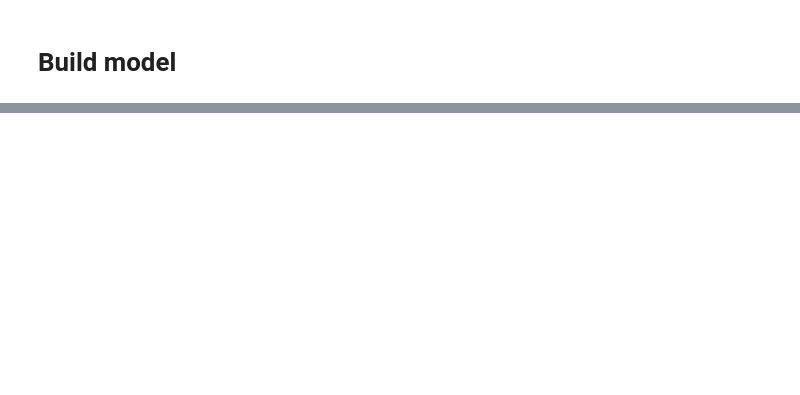
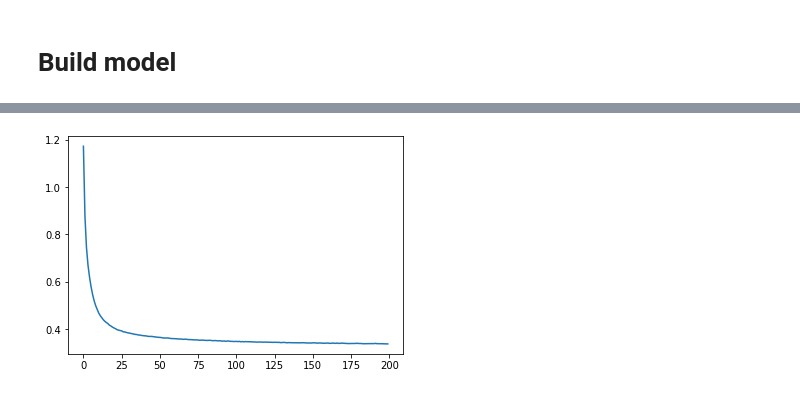
Before and after one commit to yunhao-tech/Sequantial-Monte-Carlo-project, a Jupyter notebook: demo/two_link_arm_task.ipynb, the cells around one changed output, grey strips where cells are left out. Saved outputs shown, nothing was run; the diff lists cells and outputs as text; code cells hidden in the pictures; blank space fills up the shorter version.

```diff
--- a/demo/two_link_arm_task.ipynb
+++ b/demo/two_link_arm_task.ipynb
@@ -118,0 +196,8 @@ Epoch 100/100
+# %%
+def plot_model(model):
+    loss = model.history.history['loss']
+    plt.plot(loss)
+# %%
+plot_model(model)
+# %% [output]
+[figure, added]
```
Also changed, not shown: parts of 19 cells of this notebook, 13 other files.
